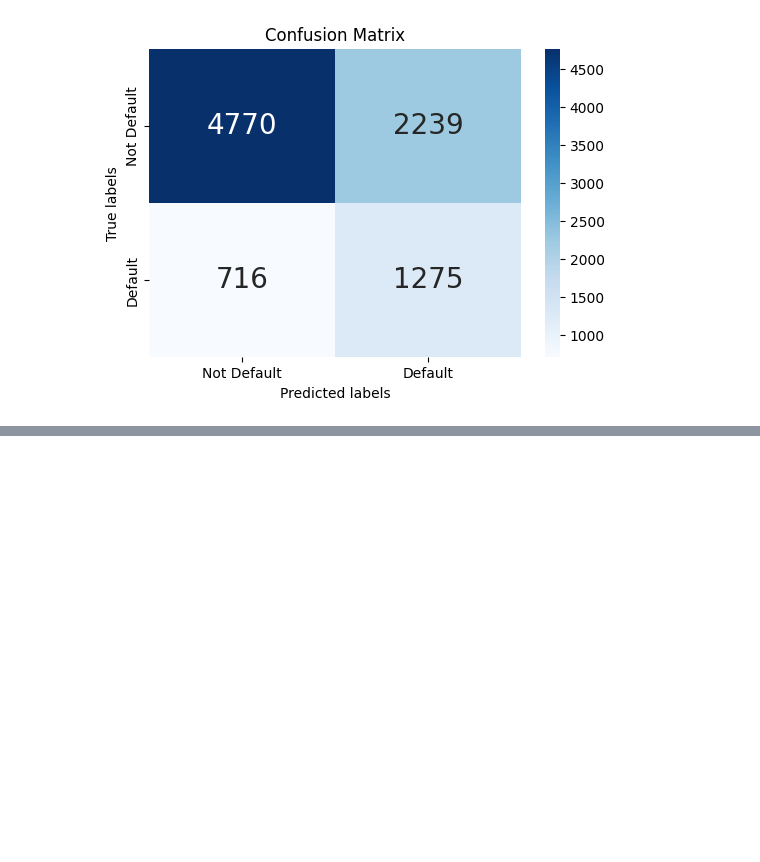
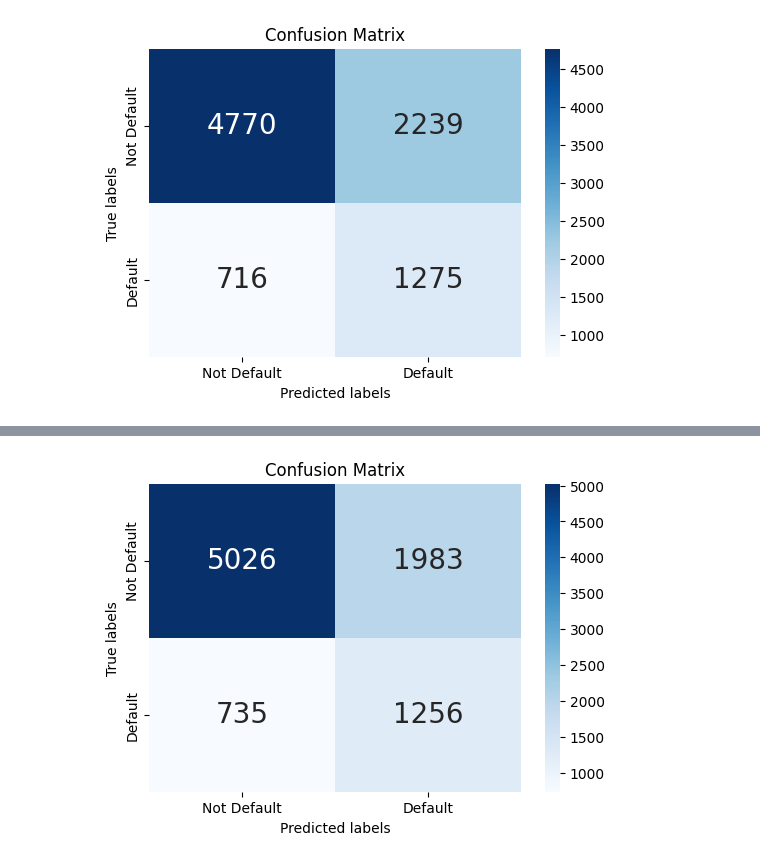
Before and after one commit to Charles20239/Credit_Card_Default_Prediction, a Jupyter notebook: LogicRegression.ipynb, the cells around one changed output, grey strips where cells are left out. Drawn from its saved outputs; the diff is of its cells as text; code cells hidden in the pictures; blank space fills up the shorter version.

```diff
--- a/LogicRegression.ipynb
+++ b/LogicRegression.ipynb
@@ -375,0 +399,3 @@ weighted avg       0.80      0.81      0.79      9000
+# %%
+# start grid search
+grid_search.fit(X_grid_balan, Y_grid_balan)
@@ -375,0 +430,6 @@ weighted avg       0.80      0.81      0.79      9000
+# %%
+# show best parameters
+best_parameters = grid_search.best_params_
+best_score = grid_search.best_score_
+print("Best Parameters:", best_parameters)
+print("Best Score:", best_score)
@@ -375,0 +439,4 @@ weighted avg       0.80      0.81      0.79      9000
+# %%
+# use best parameters to train model
+best_model = LogisticRegression(**best_parameters)
+best_model.fit(X_grid_balan, Y_grid_balan)
@@ -375,0 +445,3 @@ weighted avg       0.80      0.81      0.79      9000
+# %%
+# use best parameters to predict model
+Y_pred_LRgrid_ba = best_model.predict(X_test_scaled)
@@ -375,0 +462,18 @@ weighted avg       0.80      0.81      0.79      9000
+# %%
+# confusion matrix
+import matplotlib.pyplot as plt
+import seaborn as sns
+from sklearn.metrics import confusion_matrix
+
+# calculate the confusion matrix
+cm = confusion_matrix(Y_test, Y_pred_LRgrid_ba)
+
+# plot the confusion matrix
+plt.figure(figsize=(6, 4))
+sns.heatmap(cm, annot=True,annot_kws={"size": 20}, fmt="d", cmap="Blues", xticklabels=['Not Default', 'Default'], yticklabels=['Not Default', 'Default'])
+plt.xlabel('Predicted labels')
+plt.ylabel('True labels')
+plt.title('Confusion Matrix')
+plt.show()
+# %% [output]
+[figure, added]
```
Also changed, not shown: parts of 24 cells of this notebook.
